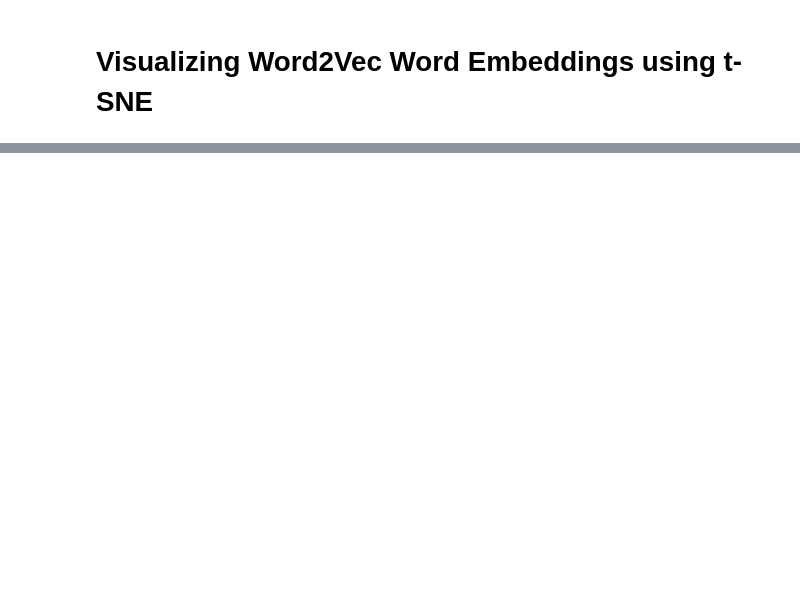
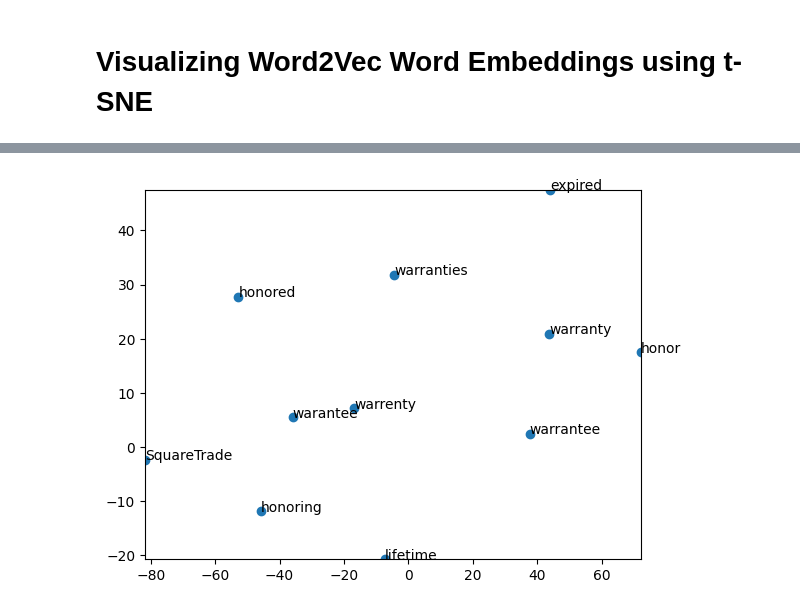
Before and after one commit to mr-robot77/Quera_G11-Project3, a Jupyter notebook: Problem2-Sentiment Analysis-NLP/Sentiment_Analysis_Amazon_NLP_Q2.ipynb, the cells around one changed output, grey strips where cells are left out. Cells and saved outputs as stored; diff of their text form; code cells hidden in the pictures; blank space fills up the shorter version.

```diff
--- a/Problem2-Sentiment Analysis-NLP/Sentiment_Analysis_Amazon_NLP_Q2.ipynb
+++ b/Problem2-Sentiment Analysis-NLP/Sentiment_Analysis_Amazon_NLP_Q2.ipynb
@@ -537,0 +577,4 @@ plt.show()
+# %%
+display_closestwords_tsnescatterplot(model, 'warranty')
+# %% [output]
+[figure, added]
```
Also changed, not shown: parts of 26 cells of this notebook.
